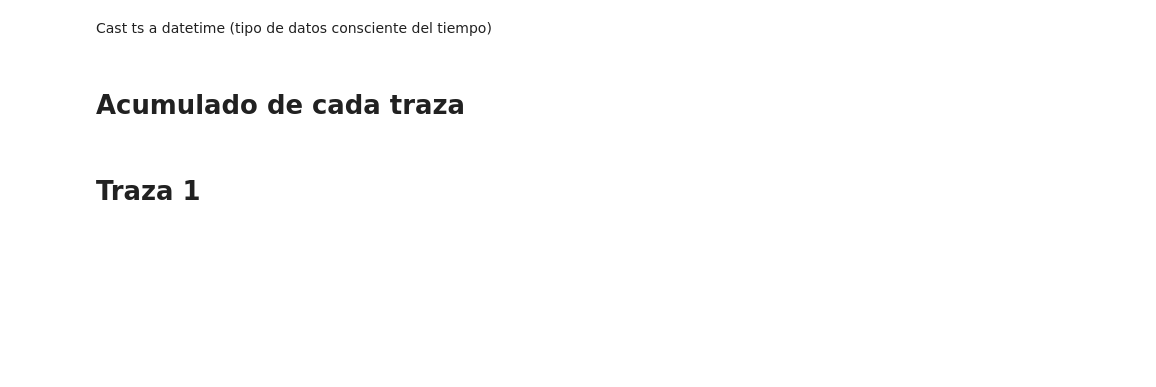
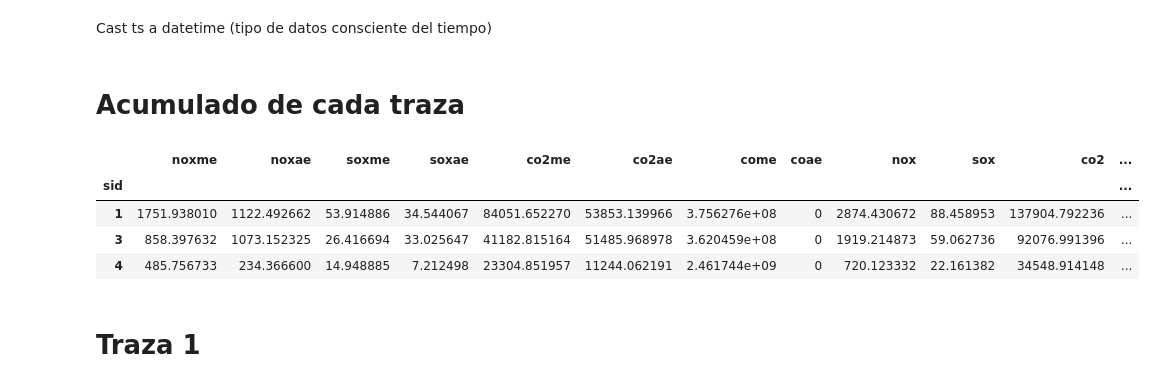
Before and after one commit to HiEST/bojos, a Jupyter notebook: traces/ChekingEmissions.ipynb, the cells around one changed output. Drawn from its saved outputs; the diff is of its cells as text; code cells hidden in the pictures; blank space fills up the shorter version.

```diff
--- a/traces/ChekingEmissions.ipynb
+++ b/traces/ChekingEmissions.ipynb
@@ -41,7 +44,13 @@ traces['timestamp'] = pd.to_datetime(traces['timestamp'])
 # %% [markdown]
 # Acumulado de cada traza
 # %%
-traces.drop(columns = ['uid', 'gid', 'lat', 'lon']).groupby('sid').sum()
+traces.drop(columns = ['timestamp', 'uid', 'gid', 'lat', 'lon']).groupby('sid').sum()
+# %% [output]
+|  | noxme | noxae | soxme | soxae | co2me | co2ae | come | coae | nox | sox | co2 | ... |
+| sid |  |  |  |  |  |  |  |  |  |  |  | ... |
+| 1 | 1751.938010 | 1122.492662 | 53.914886 | 34.544067 | 84051.652270 | 53853.139966 | 3.756276e+08 | 0 | 2874.430672 | 88.458953 | 137904.792236 | ... |
+| 3 | 858.397632 | 1073.152325 | 26.416694 | 33.025647 | 41182.815164 | 51485.968978 | 3.620459e+08 | 0 | 1919.214873 | 59.062736 | 92076.991396 | ... |
+| 4 | 485.756733 | 234.366600 | 14.948885 | 7.212498 | 23304.851957 | 11244.062191 | 2.461744e+09 | 0 | 720.123332 | 22.161382 | 34548.914148 | ... |
 # %% [markdown]
 # Traza 1
 # %%
```
Also changed, not shown: parts of 8 cells of this notebook.
